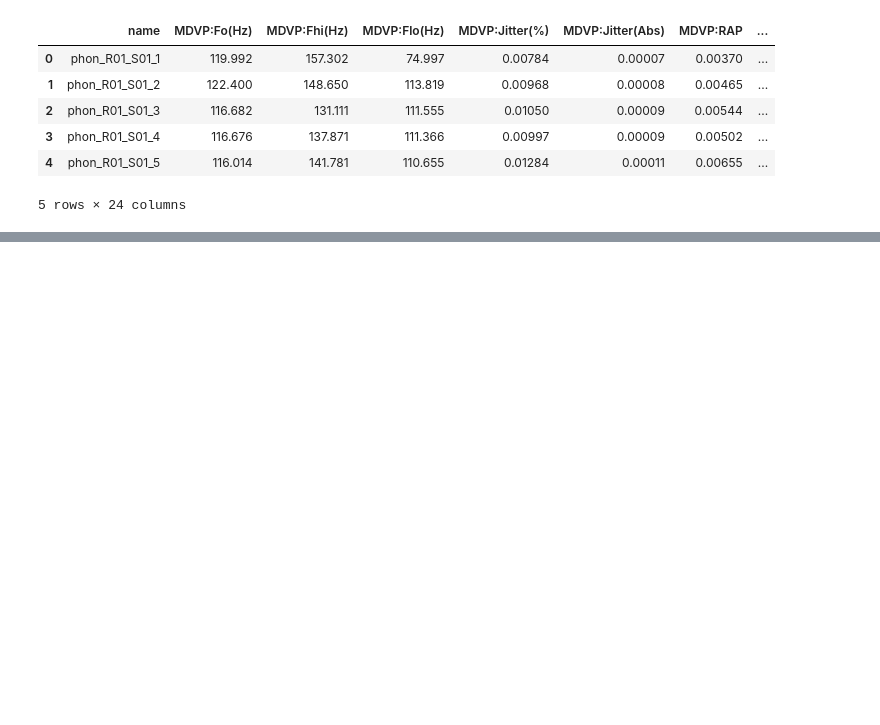
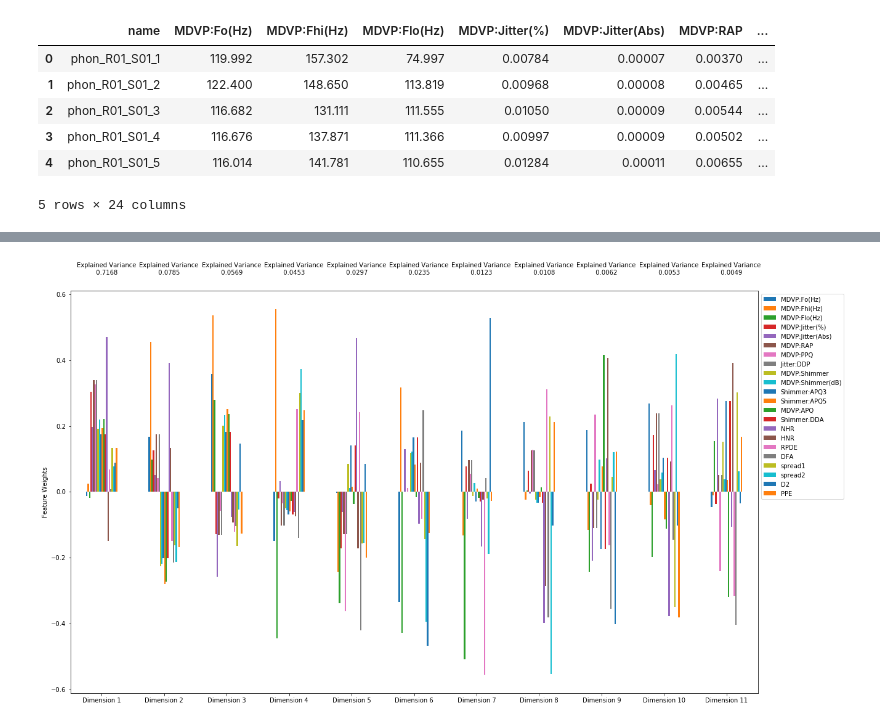
Before and after one commit to alrPhysics/Parkinsons, a Jupyter notebook: Parkinsons.ipynb, the cells around one changed output, grey strips where cells are left out. Drawn from its saved outputs; the diff is of its cells as text; code cells hidden in the pictures; blank space fills up the shorter version.

```diff
--- a/Parkinsons.ipynb
+++ b/Parkinsons.ipynb
@@ -31,0 +43,13 @@ status = data['status']
+# %%
+#Split data into training and testing sets
+X_train, X_test, y_train, y_test = train_test_split(features, status, test_size=0.2, random_state=seed)#
+# %%
+#scaling
+#maybe try different scaling methods...
+from sklearn import preprocessing
+
+#Fit to training data
+robust = preprocessing.RobustScaler()
+train_features_scaled = pd.DataFrame(robust.fit_transform(X_train), columns = X_train.columns, index = X_train.index)
+#Use training data fit to scale test data
+test_features_scaled = pd.DataFrame(robust.fit_transform(X_test), columns = X_test.columns, index = X_test.index)
@@ -31,0 +63,22 @@ status = data['status']
+# %%
+def pca_hist(data, pca, figsize):
+    #Copied and modified from code provided for Udacity's MLND
+
+    dim = ['Dimension {}'.format(i) for i in range(1, len(pca.components_)+1)]
+    comp = pd.DataFrame(np.round(pca.components_,4), columns = data.keys())
+    comp.index = dim
+    ratios = pca.explained_variance_ratio_.reshape(len(pca.components_),1)
+    var_ratios = pd.DataFrame(np.round(ratios, 4), columns = ['Explained Varaince'])
+
+    fig, ax = plt.subplots(figsize = figsize)
+    comp.plot(ax = ax, kind='bar');
+    ax.set_ylabel("Feature Weights")
+    ax.set_xticklabels(dim,rotation=0)
+    ax.legend(loc = 2, bbox_to_anchor = (1,1));
+
+    for i, ev in enumerate(pca.explained_variance_ratio_):
+        ax.text(i-0.40, ax.get_ylim()[1] + 0.05, "Explained Variance\n          %.4f"%(ev))
+
+pca_hist(features_scaled,pca,(20,12))
+# %% [output]
+[figure, added]
```
Also changed, not shown: parts of 5 cells of this notebook.
